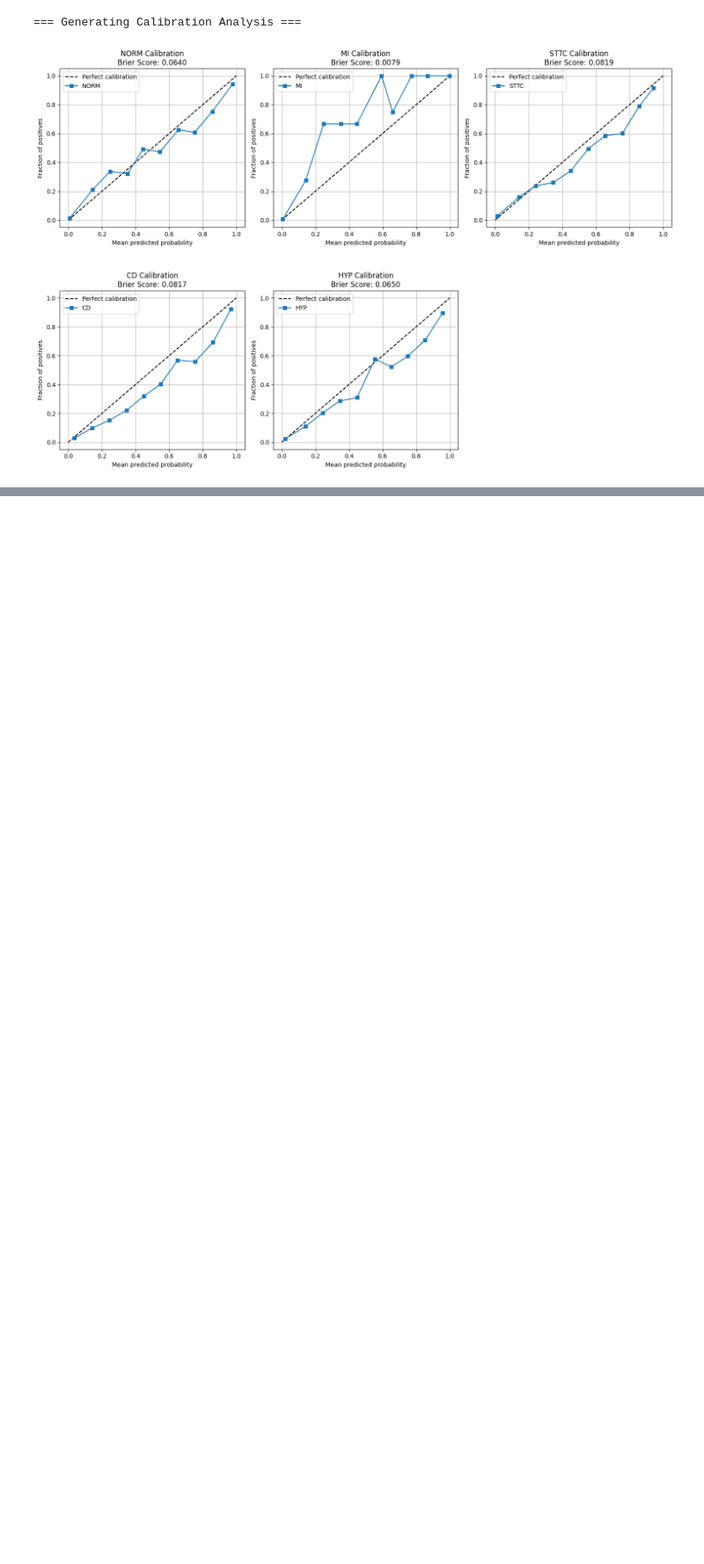
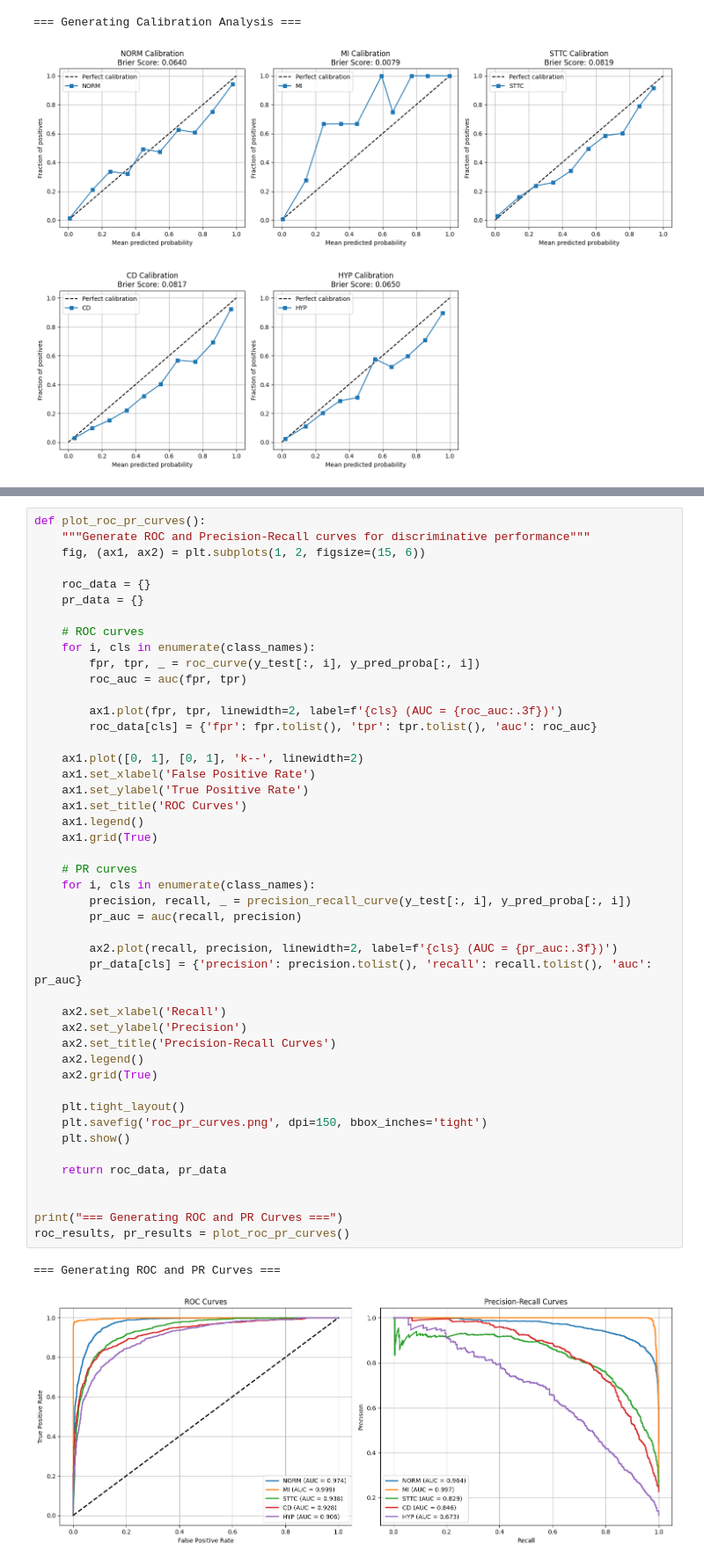
Before and after one commit to dr-ridwanoladipo/ecg-ai, a Jupyter notebook: notebooks/clinical-ecg-evaluation-interpretability.ipynb, the cells around one changed output, grey strips where cells are left out. Shown: that part at 88% size. Saved outputs shown, nothing was run; the diff lists cells and outputs as text; blank space fills up the shorter version.

Commit message:
feat: add ROC and precision-recall curves for all cardiac classes

```diff
--- a/notebooks/clinical-ecg-evaluation-interpretability.ipynb
+++ b/notebooks/clinical-ecg-evaluation-interpretability.ipynb
@@ -211,0 +214,49 @@ calibration_results = plot_calibration_curves()
+# %%
+def plot_roc_pr_curves():
+    """Generate ROC and Precision-Recall curves for discriminative performance"""
+    fig, (ax1, ax2) = plt.subplots(1, 2, figsize=(15, 6))
+
+    roc_data = {}
+    pr_data = {}
+
+    # ROC curves
+    for i, cls in enumerate(class_names):
+        fpr, tpr, _ = roc_curve(y_test[:, i], y_pred_proba[:, i])
+        roc_auc = auc(fpr, tpr)
+
+        ax1.plot(fpr, tpr, linewidth=2, label=f'{cls} (AUC = {roc_auc:.3f})')
+        roc_data[cls] = {'fpr': fpr.tolist(), 'tpr': tpr.tolist(), 'auc': roc_auc}
+
+    ax1.plot([0, 1], [0, 1], 'k--', linewidth=2)
+    ax1.set_xlabel('False Positive Rate')
+    ax1.set_ylabel('True Positive Rate')
+    ax1.set_title('ROC Curves')
+    ax1.legend()
+    ax1.grid(True)
+
+    # PR curves
+    for i, cls in enumerate(class_names):
+        precision, recall, _ = precision_recall_curve(y_test[:, i], y_pred_proba[:, i])
+        pr_auc = auc(recall, precision)
+
+        ax2.plot(recall, precision, linewidth=2, label=f'{cls} (AUC = {pr_auc:.3f})')
+        pr_data[cls] = {'precision': precision.tolist(), 'recall': recall.tolist(), 'auc': pr_auc}
+
+    ax2.set_xlabel('Recall')
+    ax2.set_ylabel('Precision')
+    ax2.set_title('Precision-Recall Curves')
+    ax2.legend()
+    ax2.grid(True)
+
+    plt.tight_layout()
+    plt.savefig('roc_pr_curves.png', dpi=150, bbox_inches='tight')
+    plt.show()
+
+    return roc_data, pr_data
+
+
+print("=== Generating ROC and PR Curves ===")
+roc_results, pr_results = plot_roc_pr_curves()
+# %% [output]
+=== Generating ROC and PR Curves ===
+[figure, added]
```
Also changed, not shown: parts of 1 cell of this notebook.
